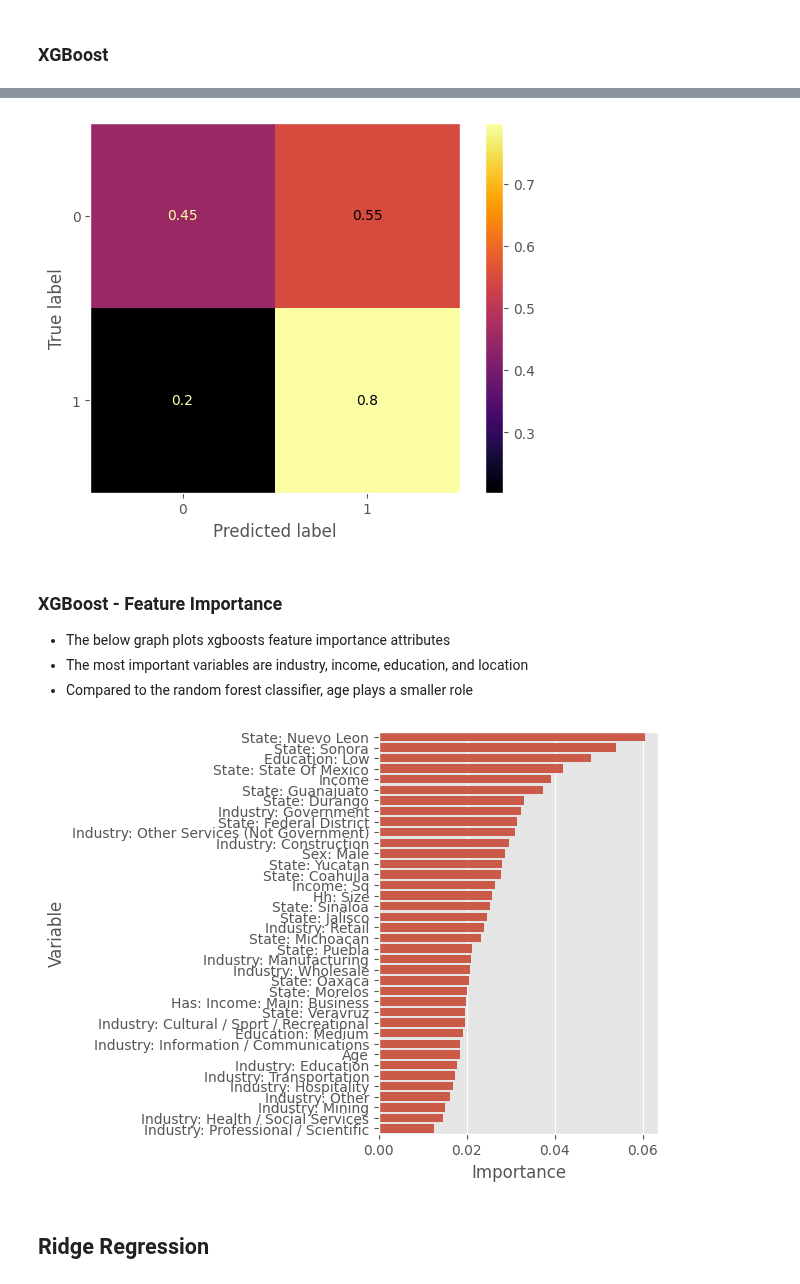
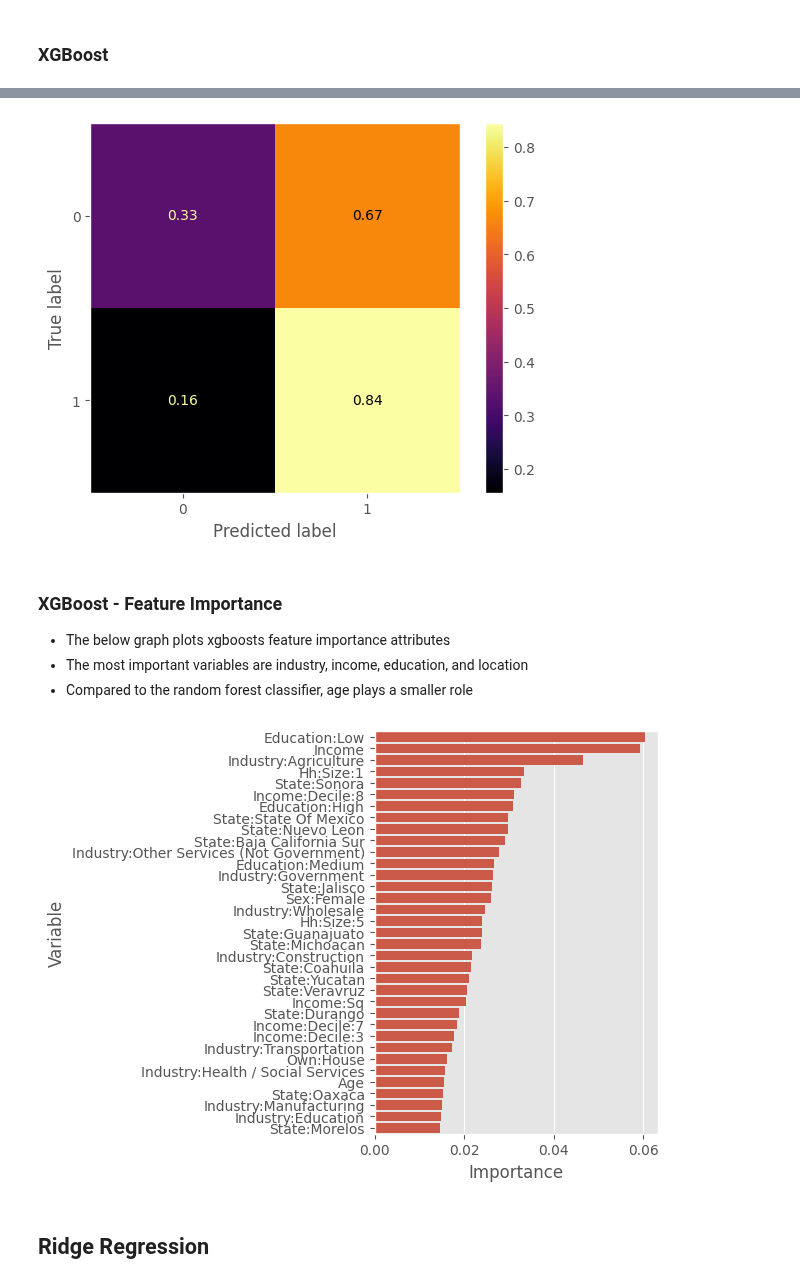
Before and after one commit to mjv2146/access-to-financial-markets, a Jupyter notebook: notebooks/2005/03_machine_learning.ipynb, the cells around one changed output, grey strips where cells are left out. Saved outputs shown, nothing was run; the diff lists cells and outputs as text; code cells hidden in the pictures.

```diff
--- a/notebooks/2005/03_machine_learning.ipynb
+++ b/notebooks/2005/03_machine_learning.ipynb
@@ -84,3 +63,15 @@ X = pd.concat([education, hh_size, state, naics, sex, has_income_main_business],
+# %%
+df['income_decile'] = pd.Categorical(df['income_decile'])
+df['hh_size'] = pd.Categorical(df['hh_size'])
+df['num_kids'] = pd.Categorical(df['num_kids'])
+
+categorical = ['education', 'hh_size', 'state', 'naics', 'sex',
+               'has_income_main_business', 'attended_school', 'own_house',
+               'income_decile']
+X_pre = []
+for category in categorical:
+    X_pre.append(pd.get_dummies(df[[category]], prefix=category))
+X = pd.concat(X_pre, axis=1)
 # %%
 from sklearn.preprocessing import  StandardScaler
 
@@ -111,6 +134,12 @@ from sklearn.metrics import confusion_matrix, ConfusionMatrixDisplay
 # use stratified KFold to ensure both training and test datasets have same proportion of household with access to financial markets
 from sklearn.model_selection import train_test_split
 X_train, X_test, y_train, y_test = train_test_split(X, y, stratify=y)
+# %%
+def clean_label(x):
+    x = x.replace('naics', 'industry')
+    x = x.replace('_', ':')
+    x = x.title()
+    return x
 # %% [markdown]
 ## Models
 # %%
@@ -208,7 +247,7 @@ cmd.plot(cmap='inferno')
 plt.grid(False)
 plt.show();
 # %% [output]
-[figure, old version]
+[figure, new version]
 # %% [markdown]
 ### XGBoost - Feature Importance
 - The below graph plots xgboosts feature importance attributes
@@ -217,21 +256,21 @@ plt.show();
 # %%
 features = pd.DataFrame()
 features['variable'] = X.columns
+features['variable'] = features['variable'].apply(clean_label)
 features['importance'] = xgb_best.feature_importances_
 features.sort_values('importance', ascending=False, inplace=True)
-features['variable'] = features['variable'].str.replace('naics', 'industry')
-features['variable'] = features['variable'].str.replace('_', ': ')
-features['variable'] = features['variable'].str.title()
+q50 = features.importance.quantile(0.50)
+features = features[features.importance > q50]
 
 sns.barplot(features.query('importance > 0'), y='variable', x='importance', orient='h')
 plt.xlabel('importance'.title())
 plt.ylabel('variable'.title())
 
 plt.tight_layout()
 
 plt.savefig('../../fig/xgboost_feature_importance.png', dpi=300, bbox_inches='tight')
 # %% [output]
-[figure, old version]
+[figure, new version]
 # %% [markdown]
 ## Ridge Regression
 # %%
```
Also changed, not shown: parts of 17 cells of this notebook, 9 other files.
